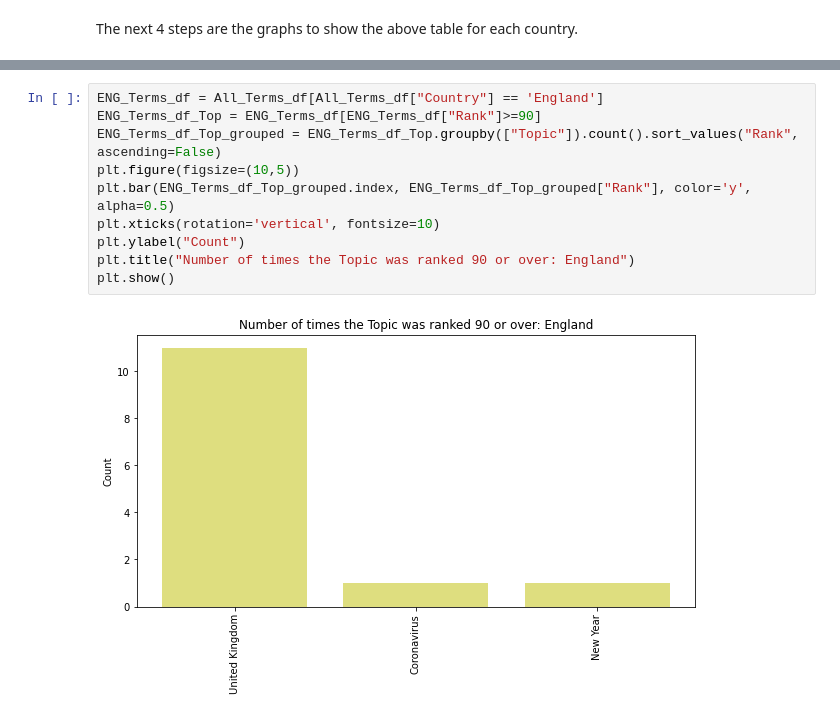
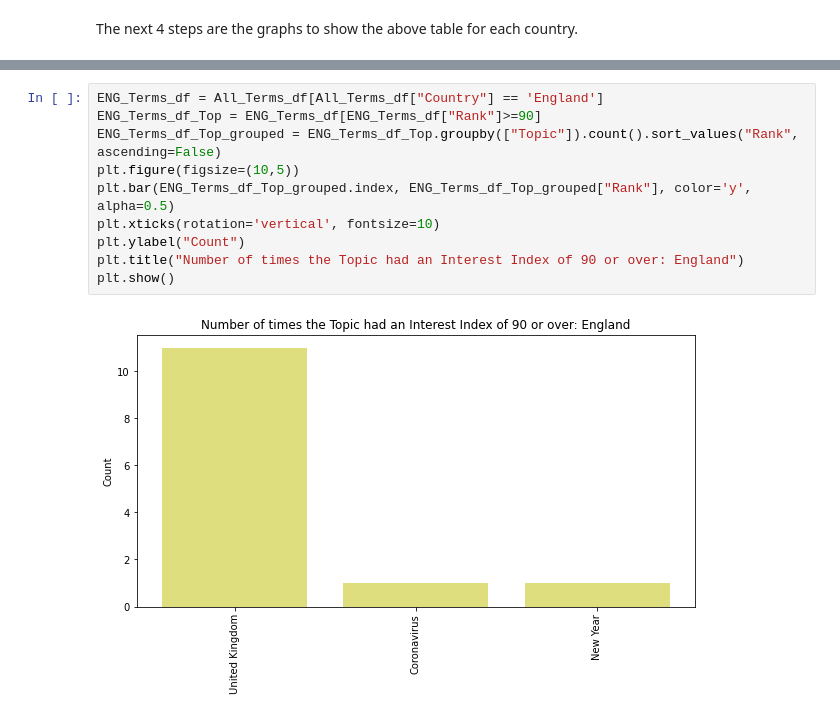
Before and after one commit to bakshishreya/Google-trends, a Jupyter notebook: FirstMonthData-Topics.ipynb, the cells around one changed output, grey strips where cells are left out. Drawn from its saved outputs; the diff is of its cells as text.

```diff
--- a/FirstMonthData-Topics.ipynb
+++ b/FirstMonthData-Topics.ipynb
@@ -120,12 +120,12 @@ plt.show()
 # %%
 ENG_Terms_df = All_Terms_df[All_Terms_df["Country"] == 'England']
 ENG_Terms_df_Top = ENG_Terms_df[ENG_Terms_df["Rank"]>=90]
 ENG_Terms_df_Top_grouped = ENG_Terms_df_Top.groupby(["Topic"]).count().sort_values("Rank", ascending=False)
 plt.figure(figsize=(10,5))
 plt.bar(ENG_Terms_df_Top_grouped.index, ENG_Terms_df_Top_grouped["Rank"], color='y', alpha=0.5)
 plt.xticks(rotation='vertical', fontsize=10)
 plt.ylabel("Count")
-plt.title("Number of times the Topic was ranked 90 or over: England")
+plt.title("Number of times the Topic had an Interest Index of 90 or over: England")
 plt.show()
 # %% [output]
-[figure, old version]
+[figure, new version]
```
Also changed, not shown: parts of 3 cells of this notebook.
